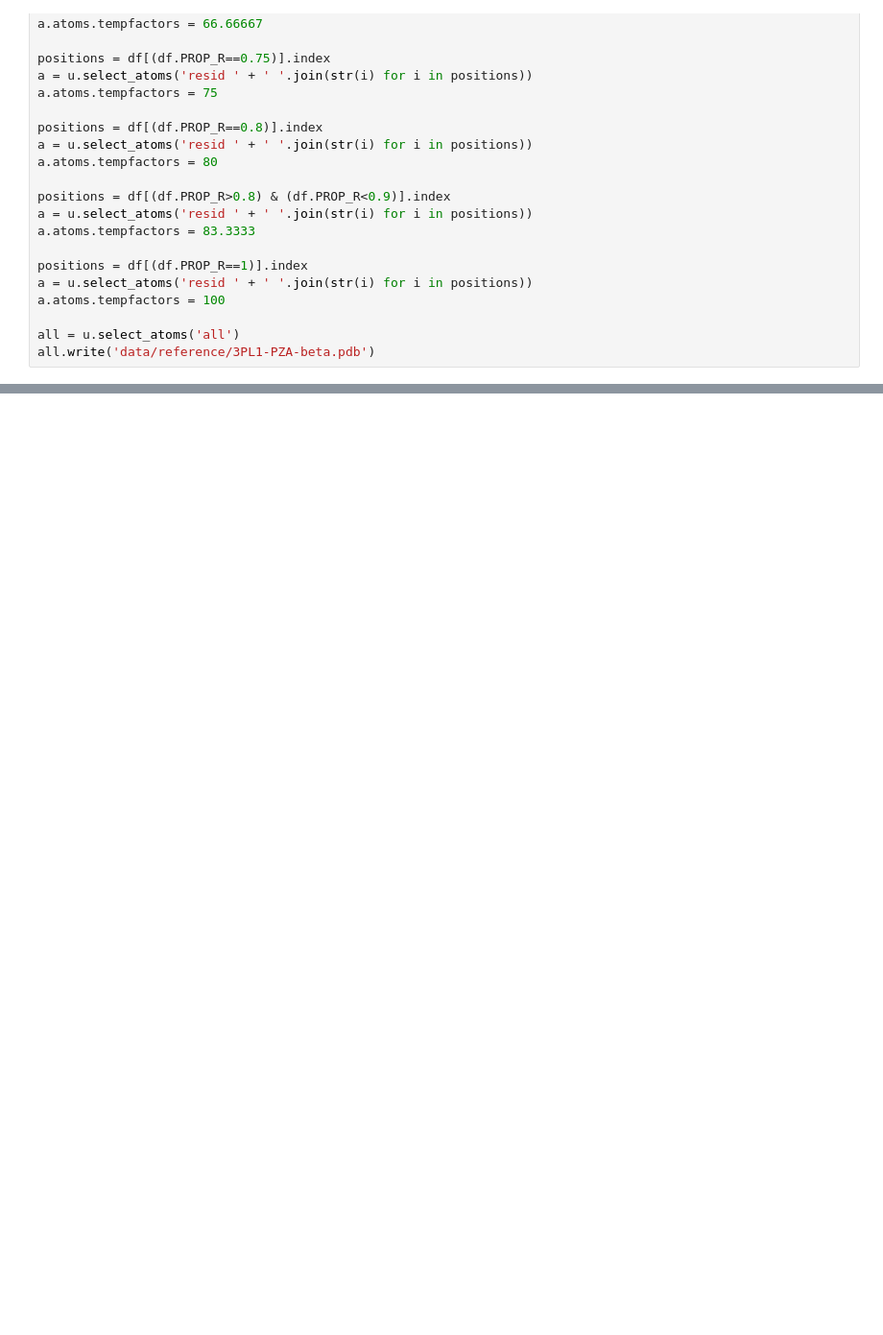
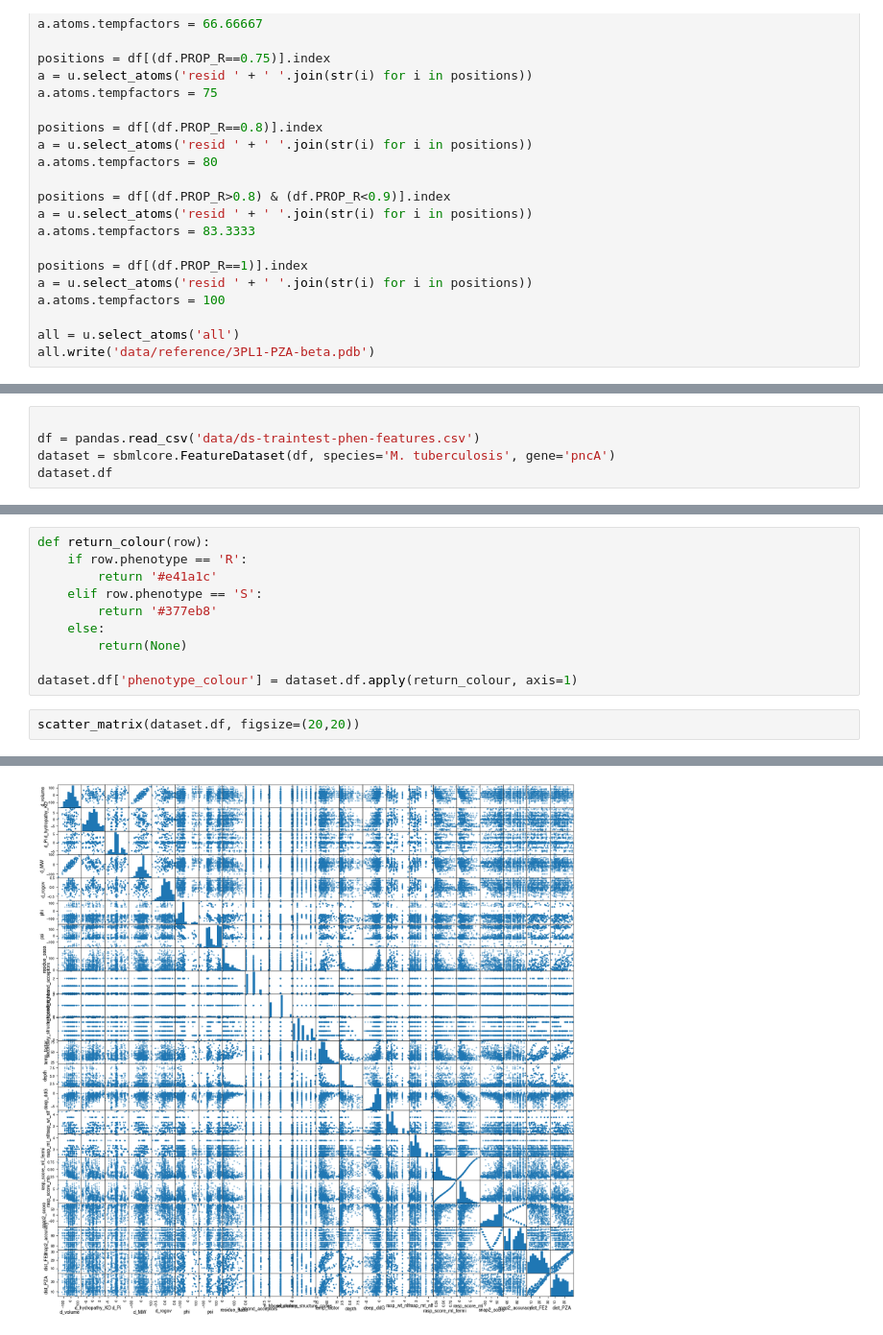
Before and after one commit to fowler-lab/predict-pyrazinamide-resistance, a Jupyter notebook: create-figure-2.ipynb, the cells around one changed output, grey strips where cells are left out. Shown at 96% size. Cells and saved outputs as stored; diff of their text form; blank space fills up the shorter version.

```diff
--- a/create-figure-2.ipynb
+++ b/create-figure-2.ipynb
@@ -150,0 +165,5 @@ all.write('data/reference/3PL1-PZA-beta.pdb')
+# %%
+
+df = pandas.read_csv('data/ds-traintest-phen-features.csv')
+dataset = sbmlcore.FeatureDataset(df, species='M. tuberculosis', gene='pncA')
+dataset.df
@@ -150,0 +184,13 @@ all.write('data/reference/3PL1-PZA-beta.pdb')
+# %%
+def return_colour(row):
+    if row.phenotype == 'R':
+        return '#e41a1c'
+    elif row.phenotype == 'S':
+        return '#377eb8'
+    else:
+        return(None)
+
+dataset.df['phenotype_colour'] = dataset.df.apply(return_colour, axis=1)
+# %%
+scatter_matrix(dataset.df, figsize=(20,20))
+# %% [output]
@@ -150,0 +214 @@ all.write('data/reference/3PL1-PZA-beta.pdb')
+[figure, added]
```
Also changed, not shown: parts of 6 cells of this notebook, 8 other files.
